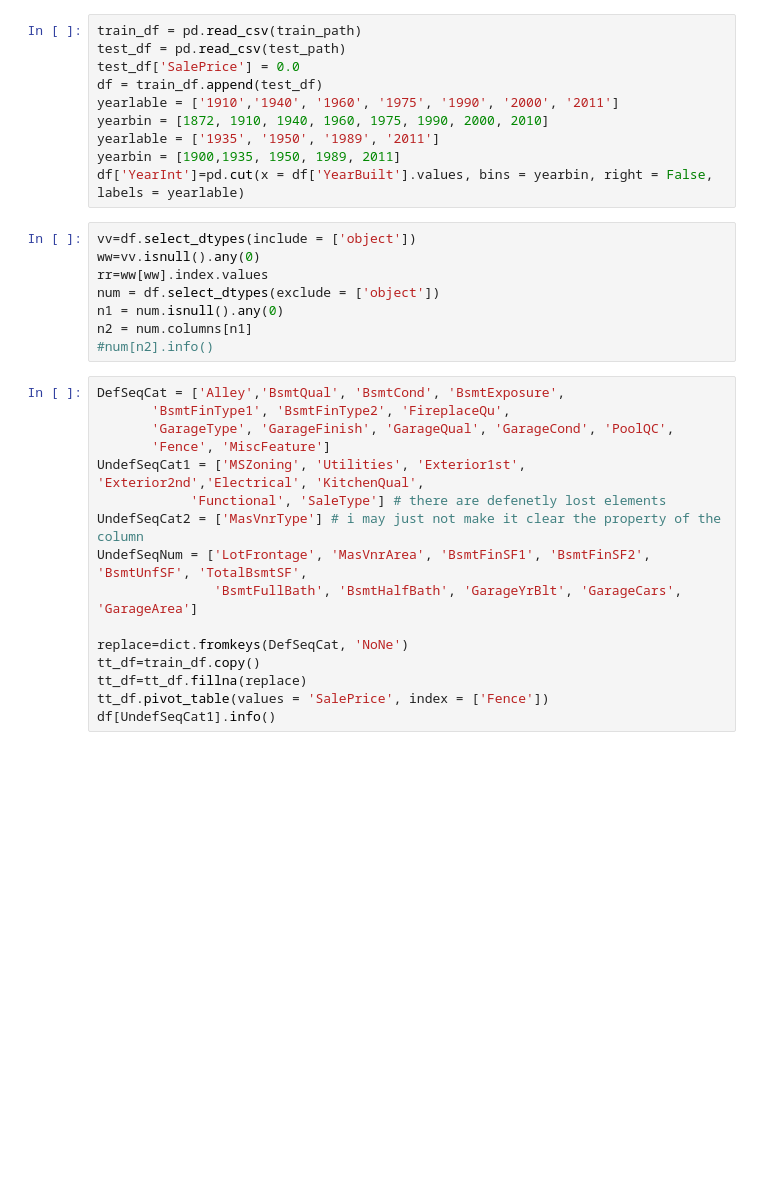
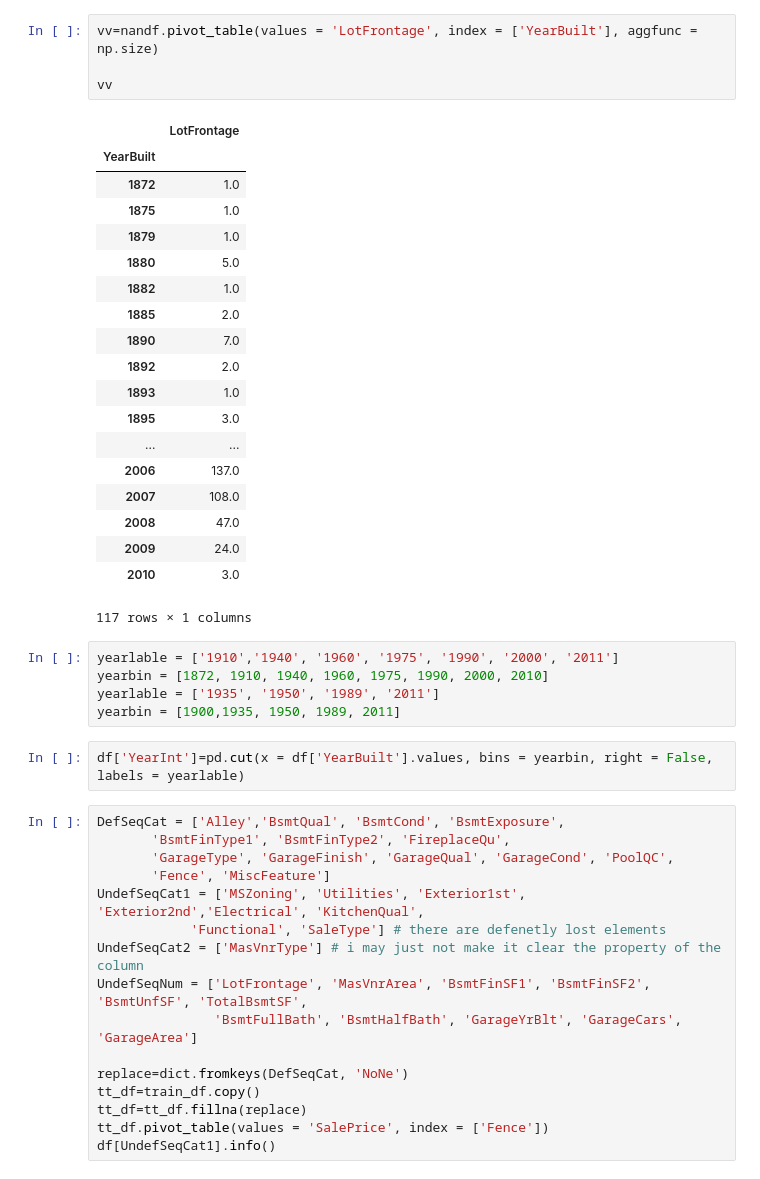
Before and after one commit to ePPilgrim/Python, a Jupyter notebook: ML/Kaggle/house_price/notebooks/house_price_load_and_resolve_NaN_values.ipynb, the cells around one changed output. Cells and saved outputs as stored; diff of their text form; blank space fills up the shorter version.

```diff
--- a/ML/Kaggle/house_price/notebooks/house_price_load_and_resolve_NaN_values.ipynb
+++ b/ML/Kaggle/house_price/notebooks/house_price_load_and_resolve_NaN_values.ipynb
@@ -14,21 +28,34 @@ C:\Users\PLDD\python\Python\ML\Kaggle\house_price\data\raw
+# %%
+vv=nandf.pivot_table(values = 'LotFrontage', index = ['YearBuilt'], aggfunc = np.size)
+
+vv
+# %% [output]
+|  | LotFrontage |
+| YearBuilt |  |
+| 1872 | 1.0 |
+| 1875 | 1.0 |
+| 1879 | 1.0 |
+| 1880 | 5.0 |
+| 1882 | 1.0 |
+| 1885 | 2.0 |
+| 1890 | 7.0 |
+| 1892 | 2.0 |
+| 1893 | 1.0 |
+| 1895 | 3.0 |
+| ... | ... |
+| 2006 | 137.0 |
+| 2007 | 108.0 |
+| 2008 | 47.0 |
+| 2009 | 24.0 |
+| 2010 | 3.0 |
+117 rows × 1 columns
 # %%
-train_df = pd.read_csv(train_path)
-test_df = pd.read_csv(test_path)
-test_df['SalePrice'] = 0.0
-df = train_df.append(test_df)
 yearlable = ['1910','1940', '1960', '1975', '1990', '2000', '2011']
 yearbin = [1872, 1910, 1940, 1960, 1975, 1990, 2000, 2010]
 yearlable = ['1935', '1950', '1989', '2011']
 yearbin = [1900,1935, 1950, 1989, 2011]
-df['YearInt']=pd.cut(x = df['YearBuilt'].values, bins = yearbin, right = False, labels = yearlable)
-# %%
-vv=df.select_dtypes(include = ['object'])
-ww=vv.isnull().any(0)
-rr=ww[ww].index.values
-num = df.select_dtypes(exclude = ['object'])
-n1 = num.isnull().any(0)
-n2 = num.columns[n1]
-#num[n2].info()
+# %%
+df['YearInt']=pd.cut(x = df['YearBuilt'].values, bins = yearbin, right = False, labels = yearlable)
 # %%
 DefSeqCat = ['Alley','BsmtQual', 'BsmtCond', 'BsmtExposure',
        'BsmtFinType1', 'BsmtFinType2', 'FireplaceQu',
```
Also changed, not shown: parts of 6 cells of this notebook, 1 other file.
